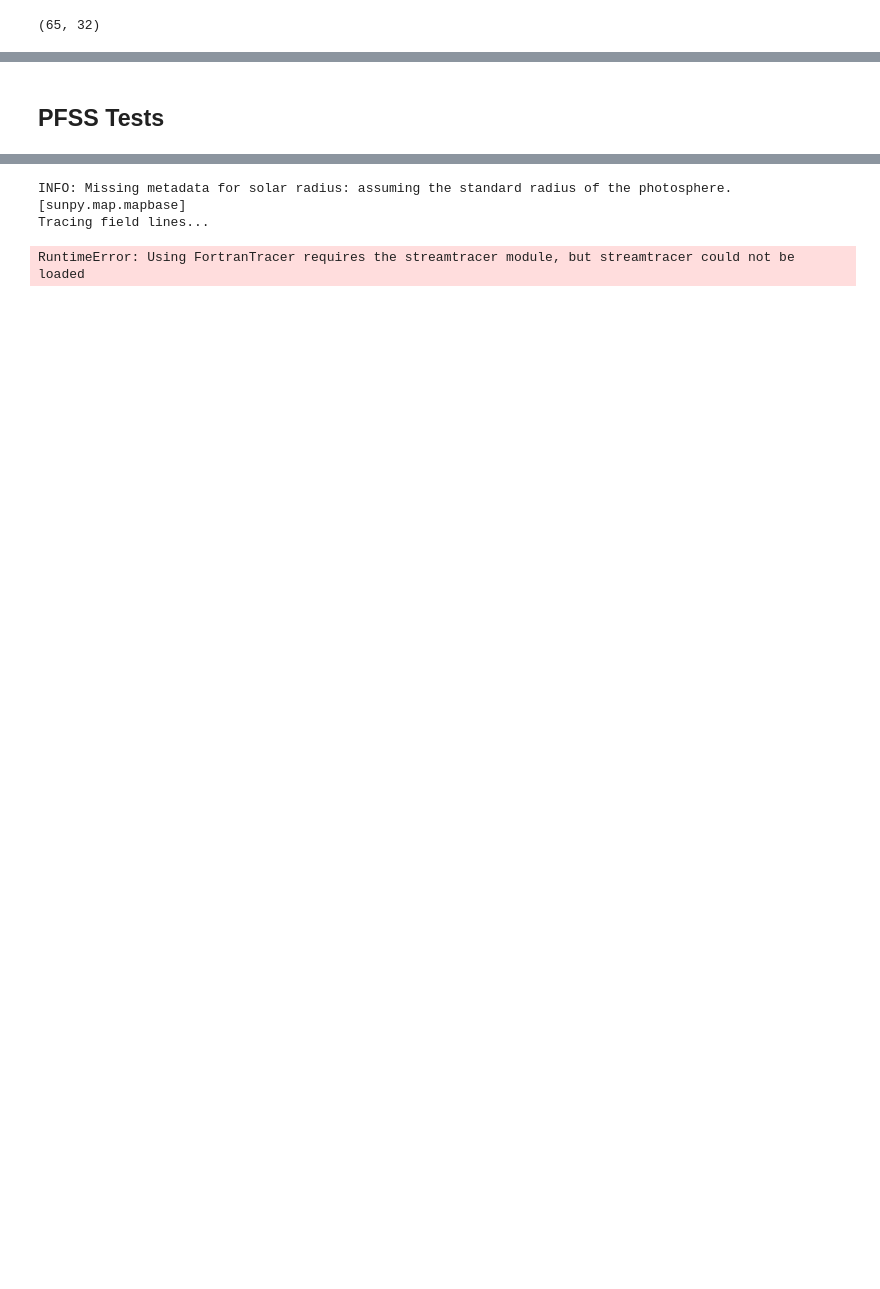
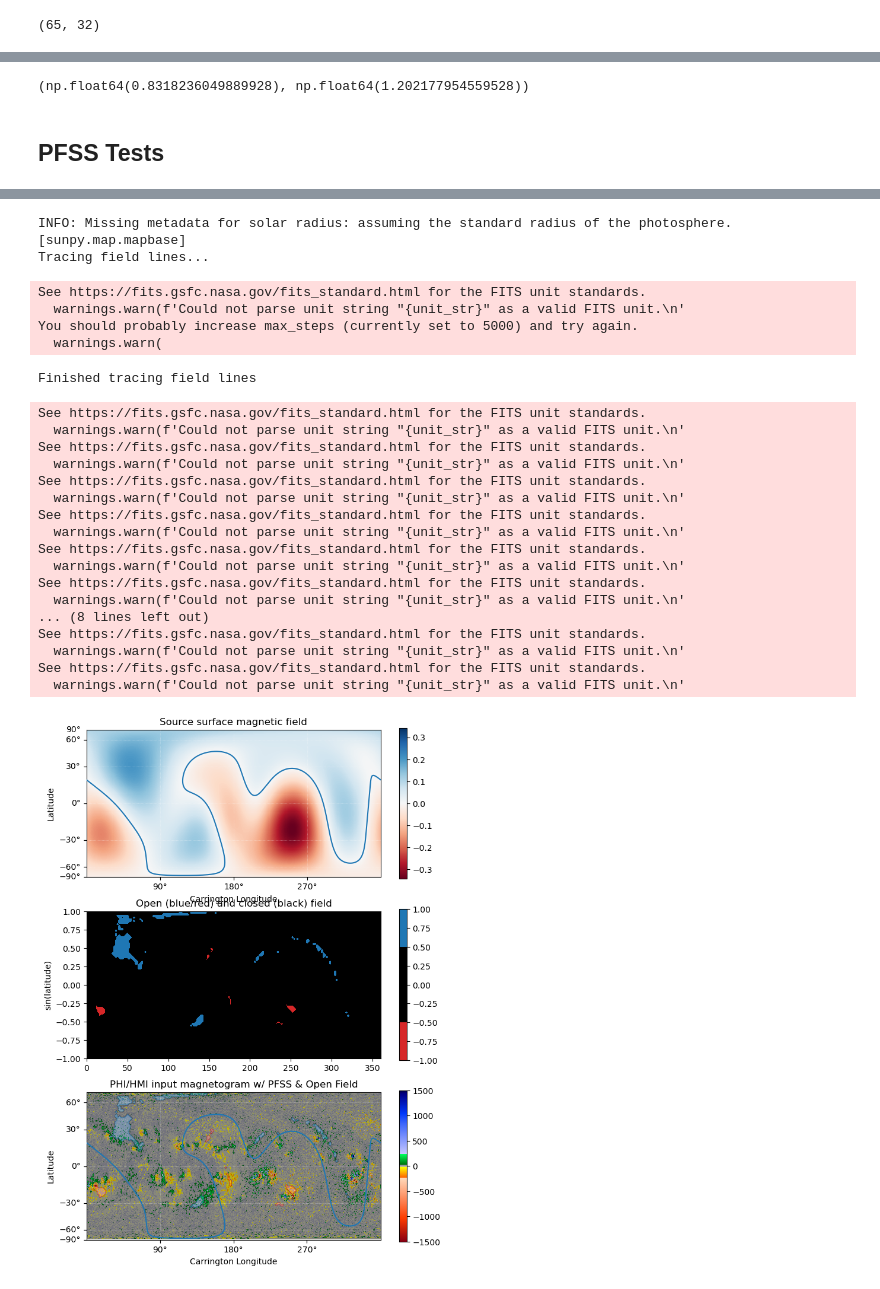
Before and after one commit to philipploeschl/synoptic-map-pipeline, a Jupyter notebook: analysis/flux_diagnostics_pfss_test.ipynb, the cells around one changed output, grey strips where cells are left out. Saved outputs shown, nothing was run; the diff lists cells and outputs as text; code cells hidden in the pictures; blank space fills up the shorter version.

```diff
--- a/analysis/flux_diagnostics_pfss_test.ipynb
+++ b/analysis/flux_diagnostics_pfss_test.ipynb
@@ -262,5 +382,9 @@ fig.colorbar(im1, label='Br [G]')
+# %%
+phi_degr_unsigned/phi_unsigned, phi_unsigned/phi_degr_unsigned
+# %% [output]
+(np.float64(0.8318236049889928), np.float64(1.202177954559528))
 # %% [markdown]
 ## PFSS Tests
 # %%
-pfss(phi_polfil, synop_hmi, None, name=None, pdf=False)
+pfss(phi_polfil, synop_hmi)
 # %% [output]
@@ -275,3 +399,25 @@ For frame 'heliographic_carrington' the following metadata is missing: crln_obs,
 INFO: Missing metadata for solar radius: assuming the standard radius of the photosphere. [sunpy.map.mapbase]
 Tracing field lines...
-RuntimeError: Using FortranTracer requires the streamtracer module, but streamtracer could not be loaded
+See https://fits.gsfc.nasa.gov/fits_standard.html for the FITS unit standards.
+  warnings.warn(f'Could not parse unit string "{unit_str}" as a valid FITS unit.\n'
+You should probably increase max_steps (currently set to 5000) and try again.
+  warnings.warn(
+Finished tracing field lines
+See https://fits.gsfc.nasa.gov/fits_standard.html for the FITS unit standards.
+  warnings.warn(f'Could not parse unit string "{unit_str}" as a valid FITS unit.\n'
+See https://fits.gsfc.nasa.gov/fits_standard.html for the FITS unit standards.
+  warnings.warn(f'Could not parse unit string "{unit_str}" as a valid FITS unit.\n'
+See https://fits.gsfc.nasa.gov/fits_standard.html for the FITS unit standards.
+  warnings.warn(f'Could not parse unit string "{unit_str}" as a valid FITS unit.\n'
+See https://fits.gsfc.nasa.gov/fits_standard.html for the FITS unit standards.
+  warnings.warn(f'Could not parse unit string "{unit_str}" as a valid FITS unit.\n'
+See https://fits.gsfc.nasa.gov/fits_standard.html for the FITS unit standards.
+  warnings.warn(f'Could not parse unit string "{unit_str}" as a valid FITS unit.\n'
+See https://fits.gsfc.nasa.gov/fits_standard.html for the FITS unit standards.
+  warnings.warn(f'Could not parse unit string "{unit_str}" as a valid FITS unit.\n'
+... (8 lines left out)
+See https://fits.gsfc.nasa.gov/fits_standard.html for the FITS unit standards.
+  warnings.warn(f'Could not parse unit string "{unit_str}" as a valid FITS unit.\n'
+See https://fits.gsfc.nasa.gov/fits_standard.html for the FITS unit standards.
+  warnings.warn(f'Could not parse unit string "{unit_str}" as a valid FITS unit.\n'
+[figure, added]
```
Also changed, not shown: parts of 24 cells of this notebook.
